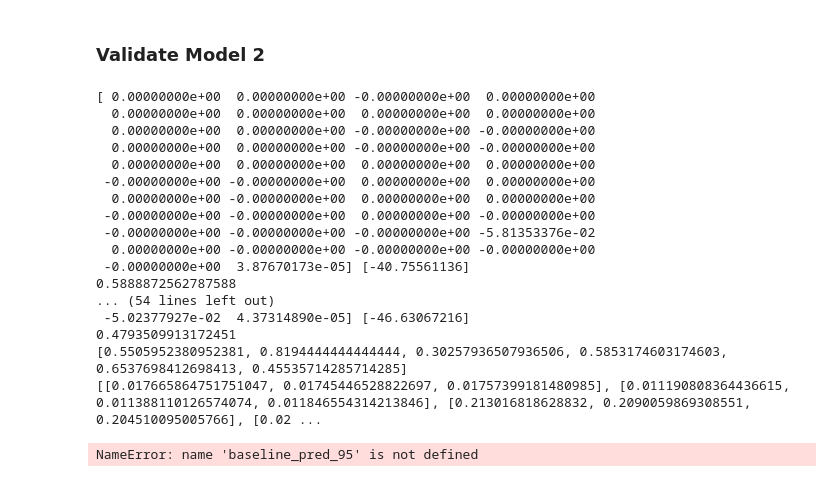
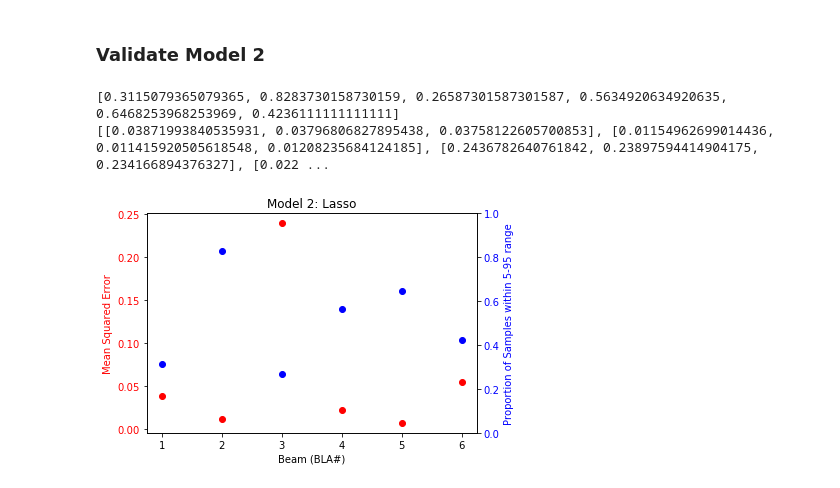
Before and after one commit to zbpatel/CS229-Project, a Jupyter notebook: predict_future_output.ipynb, the cells around one changed output. Drawn from its saved outputs; the diff is of its cells as text; code cells hidden in the pictures.

```diff
--- a/predict_future_output.ipynb
+++ b/predict_future_output.ipynb
@@ -230,8 +266,8 @@ model_2_valid_props = []
 for i in range(6):
     p = prop_within_bounds(validation_Y_median[i], model_2_pred_95[i], model_2_pred_5[i])
     model_2_valid_props.append(p)
-    print(model_2_median.models[i].coef_, model_2_median.models[i].intercept_)
-    print(model_2_median.models[i].score(validation_X_median, validation_Y_median[i]))
+    #print(model_2_median.models[i].coef_, model_2_median.models[i].intercept_)
+    #print(model_2_median.models[i].score(validation_X_median, validation_Y_median[i]))
 
 print(model_2_valid_props)
 
@@ -244,32 +280,5 @@ for i in range(6):
 
 print(model_2_valid_mses)
 # %% [output]
-[ 0.00000000e+00  0.00000000e+00 -0.00000000e+00  0.00000000e+00
-  0.00000000e+00  0.00000000e+00  0.00000000e+00  0.00000000e+00
-  0.00000000e+00  0.00000000e+00 -0.00000000e+00 -0.00000000e+00
-  0.00000000e+00  0.00000000e+00 -0.00000000e+00 -0.00000000e+00
-  0.00000000e+00  0.00000000e+00  0.00000000e+00  0.00000000e+00
- -0.00000000e+00 -0.00000000e+00  0.00000000e+00  0.00000000e+00
-  0.00000000e+00 -0.00000000e+00  0.00000000e+00  0.00000000e+00
- -0.00000000e+00 -0.00000000e+00  0.00000000e+00 -0.00000000e+00
- -0.00000000e+00 -0.00000000e+00 -0.00000000e+00 -5.81353376e-02
-  0.00000000e+00 -0.00000000e+00 -0.00000000e+00 -0.00000000e+00
- -0.00000000e+00  3.87670173e-05] [-40.75561136]
-0.5888872562787588
-... (54 lines left out)
- -5.02377927e-02  4.37314890e-05] [-46.63067216]
-0.4793509913172451
-[0.5505952380952381, 0.8194444444444444, 0.30257936507936506, 0.5853174603174603, 0.6537698412698413, 0.45535714285714285]
-[[0.017665864751751047, 0.01745446528822697, 0.01757399181480985], [0.011190808364436615, 0.011388110126574074, 0.011846554314213846], [0.213016818628832, 0.2090059869308551, 0.204510095005766], [0.02 ...
+[0.3115079365079365, 0.8283730158730159, 0.26587301587301587, 0.5634920634920635, 0.6468253968253969, 0.4236111111111111]
+[[0.03871993840535931, 0.03796806827895438, 0.03758122605700853], [0.01154962699014436, 0.011415920505618548, 0.01208235684124185], [0.2436782640761842, 0.23897594414904175, 0.234166894376327], [0.022 ...
-# %%
-scatter_indices = list(range(len(baseline_pred_95)))
-#plt.plot(pred_95, color="Blue")
-plt.scatter(scatter_indices, baseline_pred_95, label="95th")
-plt.scatter(scatter_indices, baseline_pred_5, c="Red", label="5th")
-plt.scatter(scatter_indices, validation_Y_median[0], c="Yellow", label="median")
-plt.scatter(scatter_indices, validation_Y_median[4], c="Green", label="median")
-plt.scatter(scatter_indices, validation_Y_median[1], c="Purple", label="median")
-plt.scatter(scatter_indices, validation_Y_median[2], c="Orange", label="median")
-plt.show()
-# %% [output]
-NameError: name 'baseline_pred_95' is not defined
@@ -279,3 +285,7 @@ plt.show()
+# %%
+plot_single_test_mse(model_2_valid_mses, model_2_valid_props, "Model 2: Lasso")
+# %% [output]
+[figure, added]
 # %%
 # evaluate models:
 # split test set into a set of np arrays that can be more readily used to generate model predictions
```
Also changed, not shown: parts of 8 cells of this notebook.
